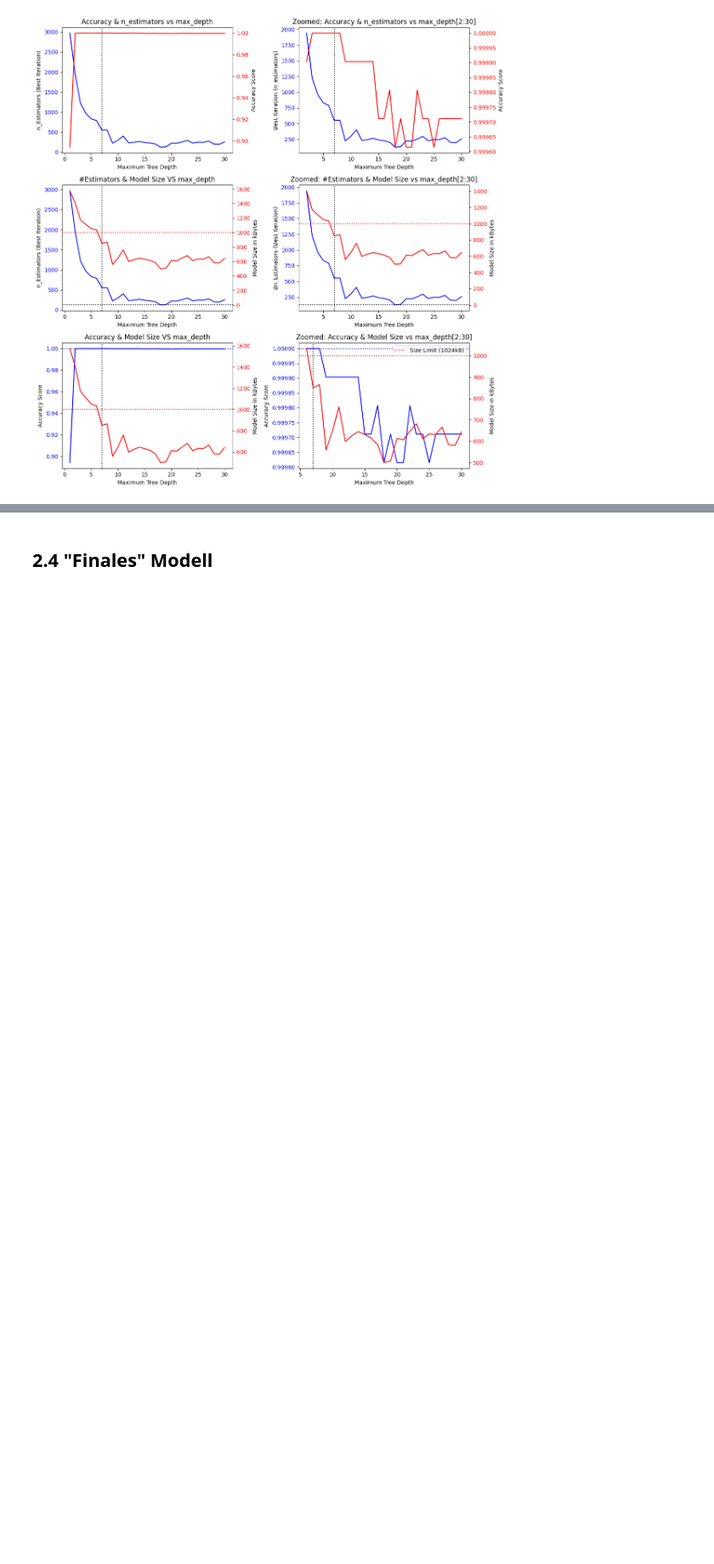
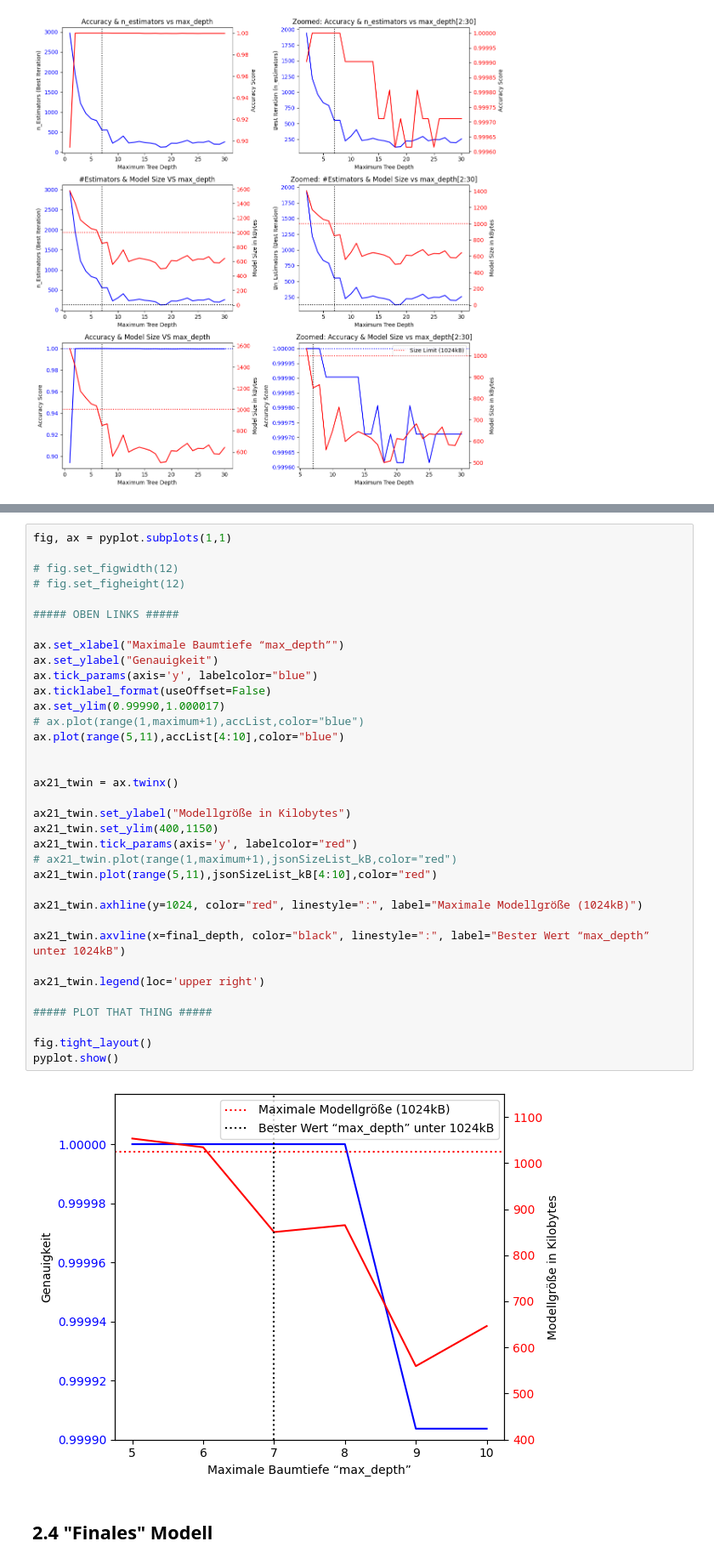
Before and after one commit to iTzOutmind/arduino-xgboost, a Jupyter notebook: basemodell_mushroom.ipynb, the cells around one changed output, grey strips where cells are left out. Shown at 85% size. Drawn from its saved outputs; the diff is of its cells as text; blank space fills up the shorter version.

```diff
--- a/basemodell_mushroom.ipynb
+++ b/basemodell_mushroom.ipynb
@@ -553,3 +572,40 @@ pyplot.show()
+# %%
+fig, ax = pyplot.subplots(1,1)
+
+# fig.set_figwidth(12)
+# fig.set_figheight(12)
+
+##### OBEN LINKS #####
+
+ax.set_xlabel("Maximale Baumtiefe “max_depth”")
+ax.set_ylabel("Genauigkeit")
+ax.tick_params(axis='y', labelcolor="blue")
+ax.ticklabel_format(useOffset=False)
+ax.set_ylim(0.99990,1.000017)
+# ax.plot(range(1,maximum+1),accList,color="blue")
+ax.plot(range(5,11),accList[4:10],color="blue")
+
+
+ax21_twin = ax.twinx()
+
+ax21_twin.set_ylabel("Modellgröße in Kilobytes")
+ax21_twin.set_ylim(400,1150)
+ax21_twin.tick_params(axis='y', labelcolor="red")
+# ax21_twin.plot(range(1,maximum+1),jsonSizeList_kB,color="red")
+ax21_twin.plot(range(5,11),jsonSizeList_kB[4:10],color="red")
+
+ax21_twin.axhline(y=1024, color="red", linestyle=":", label="Maximale Modellgröße (1024kB)")
+
+ax21_twin.axvline(x=final_depth, color="black", linestyle=":", label="Bester Wert “max_depth” unter 1024kB")
+
+ax21_twin.legend(loc='upper right')
+
+##### PLOT THAT THING #####
+
+fig.tight_layout()
+pyplot.show()
+# %% [output]
+[figure, added]
 # %% [markdown]
 ## 2.4 "Finales" Modell
 # %%
```
Also changed, not shown: parts of 5 cells of this notebook.
